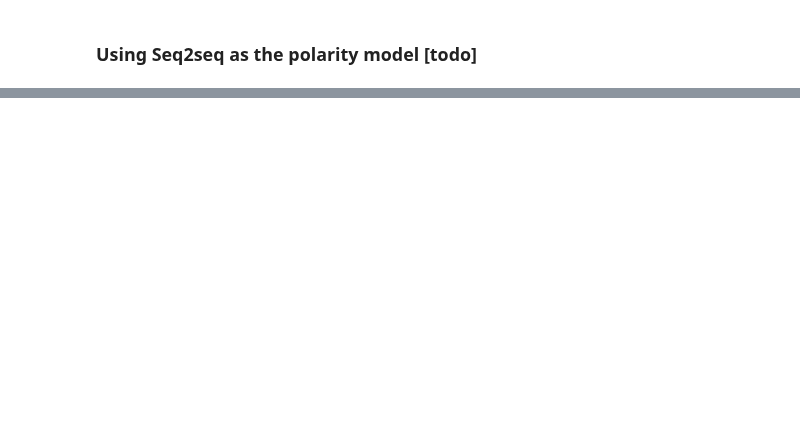
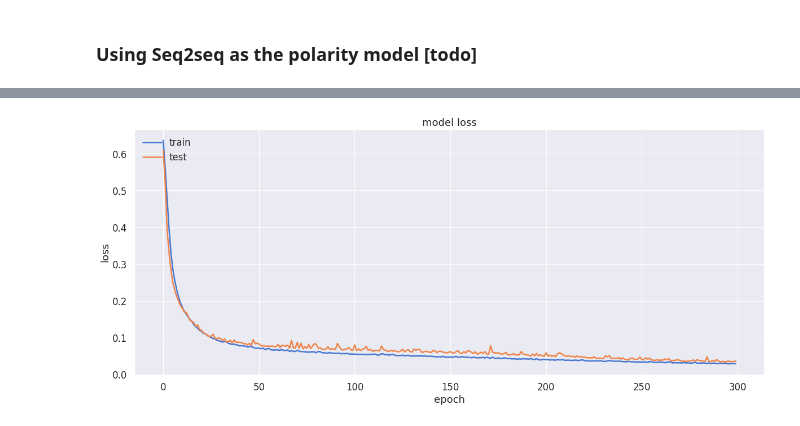
Before and after one commit to pleiadian53/cf_ensemble, a Jupyter notebook: Demo-CF-Stacking-part5.ipynb, the cells around one changed output, grey strips where cells are left out. Saved outputs shown, nothing was run; the diff lists cells and outputs as text; code cells hidden in the pictures; blank space fills up the shorter version.

Commit message:
demo 5: polarity modeling

```diff
--- a/Demo-CF-Stacking-part5.ipynb
+++ b/Demo-CF-Stacking-part5.ipynb
@@ -155,7 +155,7 @@ base_learners = [
 #@title Generate Rating Matrices
 import cf_models as cm
 
-tLoadPretrained = False
+tLoadPretrained = True
 ######################
 fold_number = 0
 n_iterations = 1
@@ -317,10 +228,18 @@ Epoch 200/200
 ### Using Seq2seq as the polarity model [todo]
 # %%
 assert Pc.shape == R.shape
+include_label = True # include class labels as part of the training data?
 
 P = uc.to_preference(Pc) # color matrix to probability filter (where {TP, TN} maps to 1 and {FP, FN} maps to 0)
-Xs, Ys = pmodel.make_seq2seq_training_data(R, Po=P, L=L_train, include_label=False, verbose=1)
+X_train, Y_train = pmodel.make_seq2seq_training_data(R, Po=P, L=L_train, include_label=include_label, verbose=1)
 
 print(f"> shape(R): {R.shape}")
-print(f"> shape(Xs): {Xs.shape}, shape(Ys): {Ys.shape}")
+print(f"> shape(X_train): {X_train.shape}, shape(Y_train): {Y_train.shape}")
+
+P_test = uc.to_preference(Pc_test)
+# lh_max_vote = uc.estimateLabels(T, p_th=p_threshold, pos_label=1)
+X_test, Y_test = pmodel.make_seq2seq_training_data(T, Po=P_test, L=lh, include_label=include_label, verbose=1)
+
+print(f"> shape(T): {T.shape}")
+print(f"> shape(X_test): {X_test.shape}, shape(Y_test): {Y_test.shape}")
 # %% [output]
@@ -329,0 +269,16 @@ print(f"> shape(Xs): {Xs.shape}, shape(Ys): {Ys.shape}")
+# %%
+import seq2seq as smodel
+
+epochs = 300
+
+n_users = R.shape[0]
+
+loss_fn = bce = tf.keras.losses.BinaryCrossentropy()
+model_seq = smodel.get_stacked_lstm(n_users if not include_label else n_users+1, # n_users + 1 to include the class labels in the last row
+                                    n_features=1,
+                                    n_units=n_users*2,
+                                    loss=loss_fn, activation='sigmoid', verbose=1)
+
+history = smodel.train_test(model_seq, X_train, Y_train, X_test, Y_test, epochs=epochs, verbose=1)
+
+model_seq.evaluate(X_test)
@@ -329,0 +304,13 @@ print(f"> shape(Xs): {Xs.shape}, shape(Ys): {Ys.shape}")
+# %%
+%matplotlib inline
+f, ax1 = plt.subplots(nrows=1, ncols=1,figsize=(20,8))
+
+plt.plot(history.history["loss"])
+plt.plot(history.history["val_loss"])
+plt.title("model loss")
+plt.ylabel("loss")
+plt.xlabel("epoch")
+plt.legend(["train", "test"], loc="upper left")
+plt.show()
+# %% [output]
+[figure, added]
```
Also changed, not shown: parts of 15 cells of this notebook, 7 other files.
